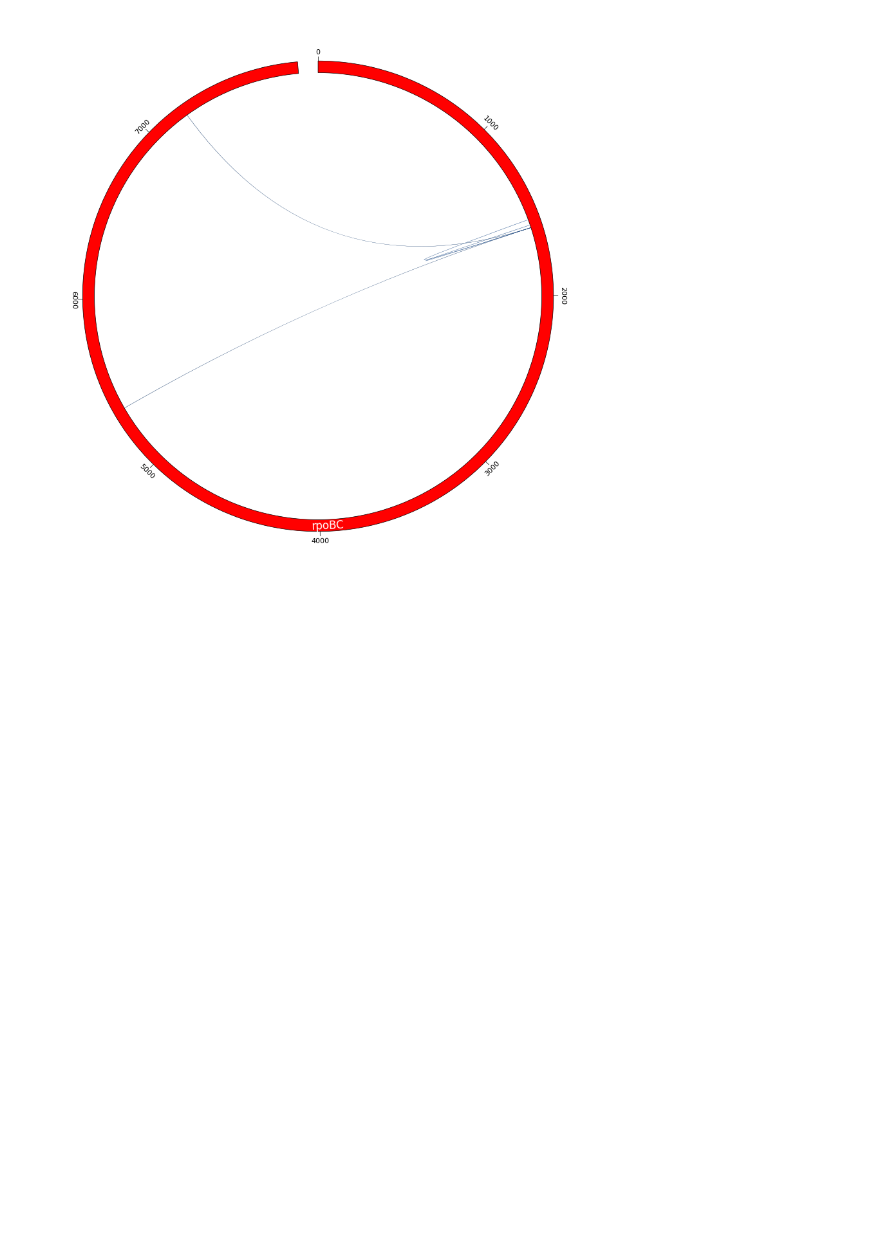
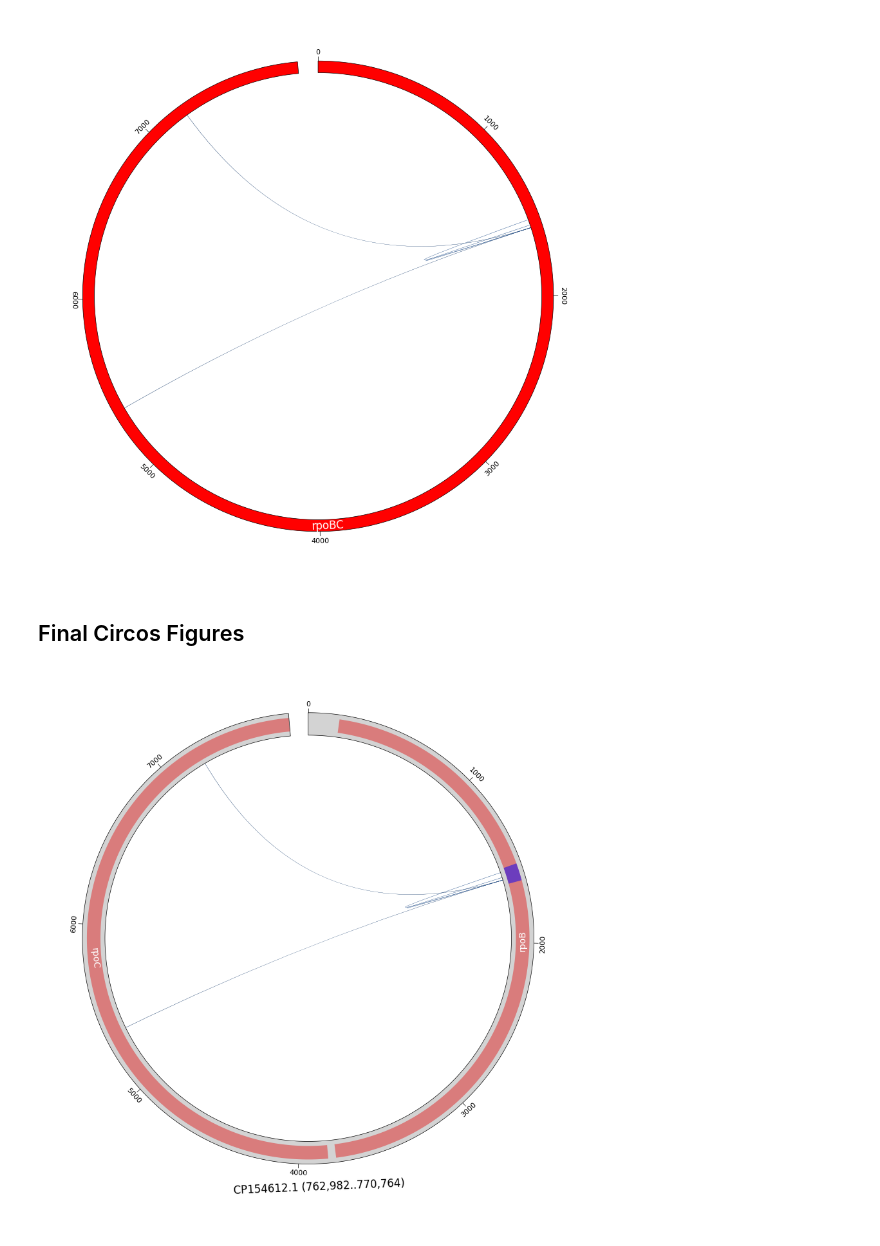
Before and after one commit to Legall-Lab/SHAP-mTB-AMR, a Jupyter notebook: scripts/interaction_analysis.ipynb, the cells around one changed output. Drawn from its saved outputs; the diff is of its cells as text; code cells hidden in the pictures; blank space fills up the shorter version.

```diff
--- a/scripts/interaction_analysis.ipynb
+++ b/scripts/interaction_analysis.ipynb
@@ -221,3 +221,5 @@ for src, dst, color in extracted:
 fig = circos.plotfig()
 # %% [output]
 [figure]
+# %% [markdown]
+## Final Circos Figures
@@ -223,0 +245,74 @@ fig = circos.plotfig()
+# %%
+total_start, total_end = 762982, 770764
+
+genes = {
+    "rpoB": (763161, 766769),
+    "rpoC": (766814, 770764),
+}
+
+sector_len = total_end - total_start + 1
+
+from pycirclize import Circos
+
+sectors = {"total": sector_len}
+name2color = {
+    "total": "lightgray",
+    "rpoB": '#d97c7c',
+    "rpoC": '#d97c7c',
+}
+
+circos = Circos(sectors, space=5)
+
+def to_circos(pos):
+    return pos - total_start
+
+sector = circos.sectors[0]
+
+total_track = sector.add_track((90, 100))
+total_track.axis(fc=name2color["total"])
+total_track.text("CP154612.1 (762,982..770,764)",  r=110,color="black", size=12)
+total_track.xticks_by_interval(1000)
+
+gene_track = sector.add_track((92, 98))
+
+for gene, (start, end) in genes.items():
+    gene_track.rect(
+        to_circos(start),
+        to_circos(end),
+        fc=name2color[gene],
+        ec=None,
+    )
+
+    gene_track.text(
+        gene,
+        x=(to_circos(start) + to_circos(end)) / 2,
+        size=10,
+        color="white",
+    )
+
+# Genomic coordinates relative to your rpoB region
+rrdr_start, rrdr_end = 1360, 1460  # positions within rpoB
+rpoB_start, rpoB_end = 763161, 766769
+rrdr_circos_start = to_circos(rrdr_start + rpoB_start)
+rrdr_circos_end = to_circos(rrdr_end + rpoB_start)
+gene_track.rect(
+    rrdr_circos_start,
+    rrdr_circos_end,
+    fc="blue",  # highlight color
+    ec=None,      # no border
+    alpha=0.5     # optional transparency
+)
+
+# Plot links
+for src, dst, color in extracted:
+    circos.link(
+        ("total", src, src + 1),
+        ("total", dst, dst + 1),
+        color=color,
+    )
+
+
+
+fig = circos.plotfig()
+# %% [output]
+[figure, added]
```
Also changed, not shown: parts of 1 cell of this notebook, 1 other file.
